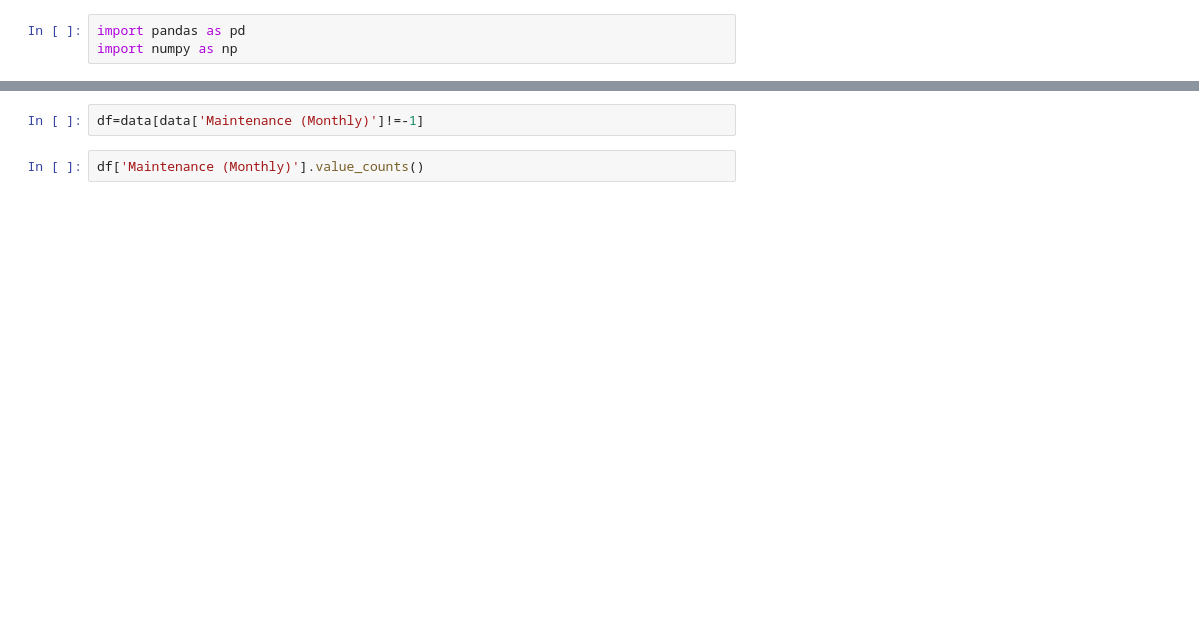
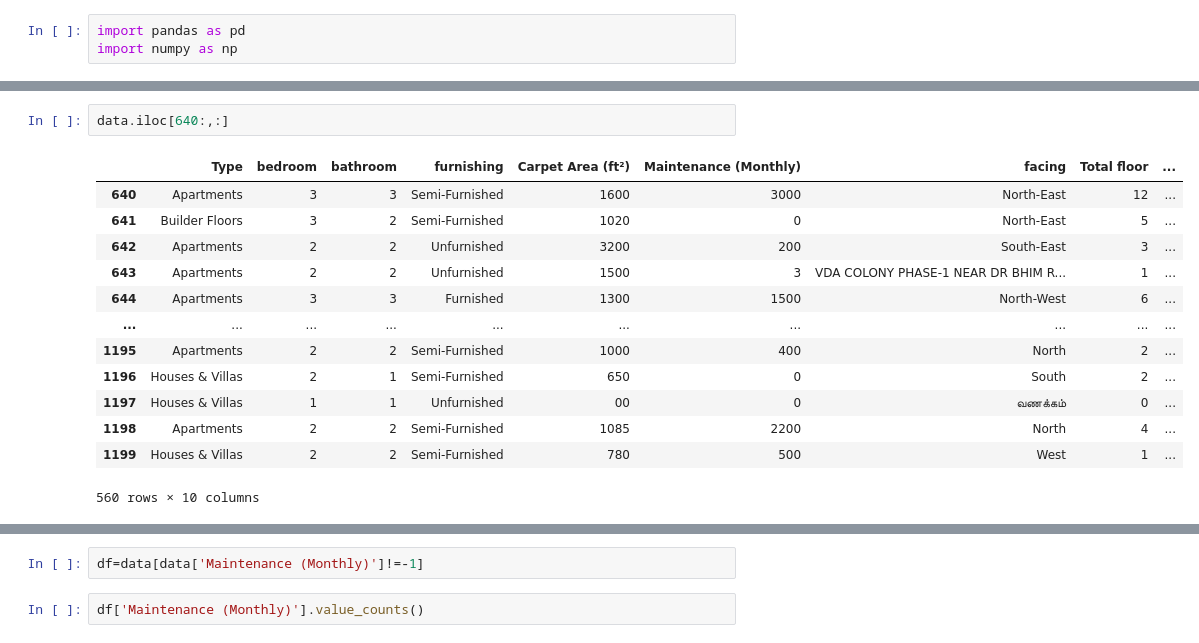
Before and after one commit to m-wasim/datascience_salary, a Jupyter notebook: notebooks/data_cleaning.ipynb, the cells around one changed output, grey strips where cells are left out. Drawn from its saved outputs; the diff is of its cells as text; blank space fills up the shorter version.

```diff
--- a/notebooks/data_cleaning.ipynb
+++ b/notebooks/data_cleaning.ipynb
@@ -45,3 +39,19 @@ Index(['Type', 'bedroom', 'bathroom', 'furnishing', 'Carpet Area (ft²)',
+# %%
+data.iloc[640:,:]
+# %% [output]
+|  | Type | bedroom | bathroom | furnishing | Carpet Area (ft²) | Maintenance (Monthly) | facing | Total floor | ... |
+| 640 | Apartments | 3 | 3 | Semi-Furnished | 1600 | 3000 | North-East | 12 | ... |
+| 641 | Builder Floors | 3 | 2 | Semi-Furnished | 1020 | 0 | North-East | 5 | ... |
+| 642 | Apartments | 2 | 2 | Unfurnished | 3200 | 200 | South-East | 3 | ... |
+| 643 | Apartments | 2 | 2 | Unfurnished | 1500 | 3 | VDA COLONY PHASE-1 NEAR DR BHIM R... | 1 | ... |
+| 644 | Apartments | 3 | 3 | Furnished | 1300 | 1500 | North-West | 6 | ... |
+| ... | ... | ... | ... | ... | ... | ... | ... | ... | ... |
+| 1195 | Apartments | 2 | 2 | Semi-Furnished | 1000 | 400 | North | 2 | ... |
+| 1196 | Houses & Villas | 2 | 1 | Semi-Furnished | 650 | 0 | South | 2 | ... |
+| 1197 | Houses & Villas | 1 | 1 | Unfurnished | 00 | 0 | வணக்கம் | 0 | ... |
+| 1198 | Apartments | 2 | 2 | Semi-Furnished | 1085 | 2200 | North | 4 | ... |
+| 1199 | Houses & Villas | 2 | 2 | Semi-Furnished | 780 | 500 | West | 1 | ... |
+560 rows × 10 columns
 # %%
 data['Maintenance (Monthly)'].value_counts()
 # %% [output]
```
Also changed, not shown: parts of 55 cells of this notebook, 3 other files.
